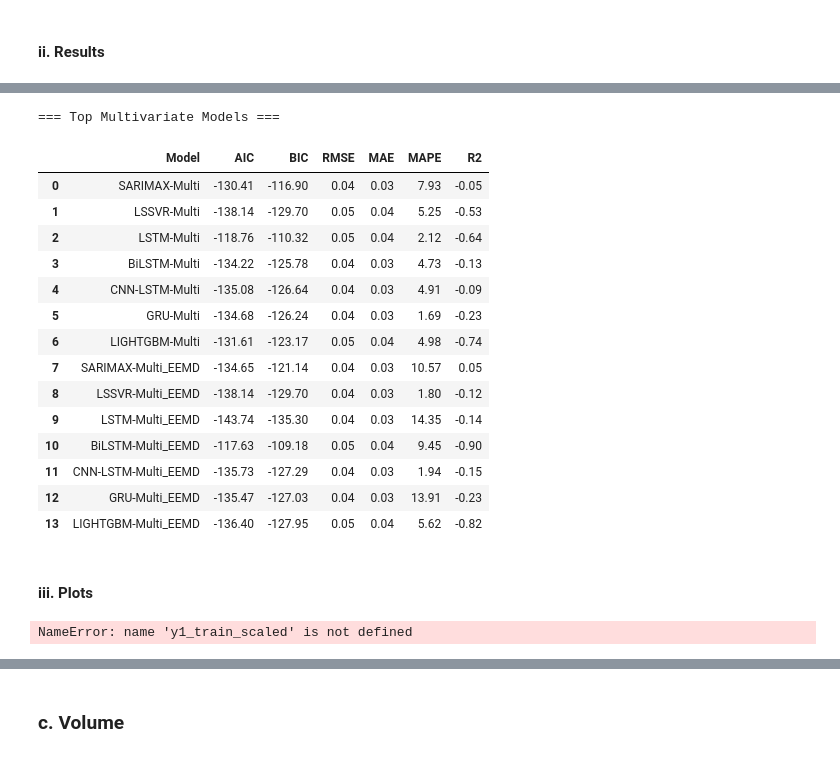
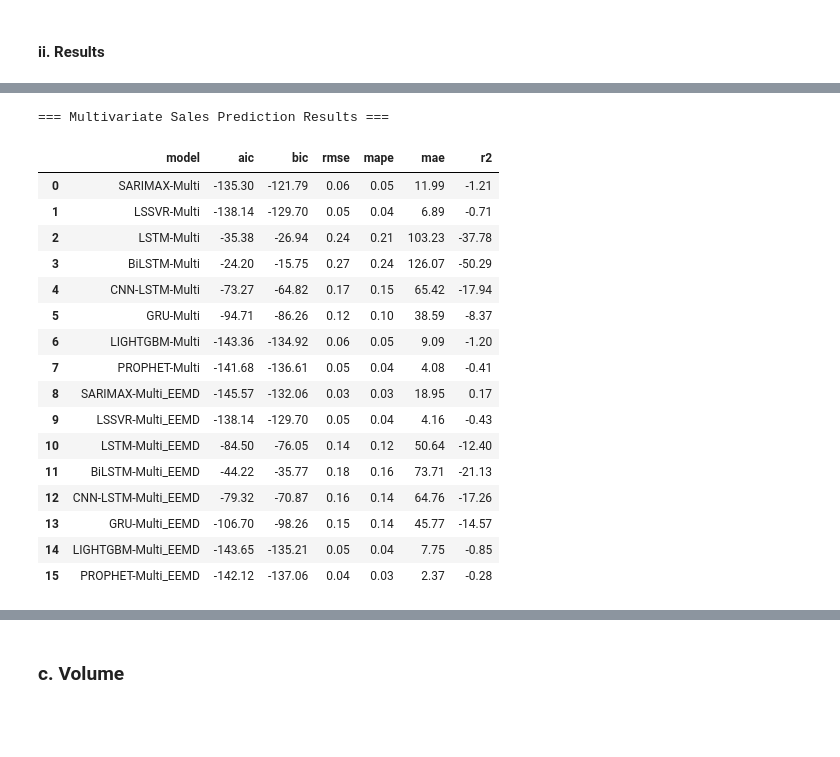
Before and after one commit to MahlatsiM/HonoursResearch, a Jupyter notebook: Cars_Model_Building.ipynb, the cells around one changed output, grey strips where cells are left out. Drawn from its saved outputs; the diff is of its cells as text; code cells hidden in the pictures; blank space fills up the shorter version.

```diff
--- a/Cars_Model_Building.ipynb
+++ b/Cars_Model_Building.ipynb
@@ -124,7 +85,9 @@ os.environ["TF_DETERMINISTIC_OPS"] = "1"
 # %% [markdown]
 ## 2. Importing Final Datasts
 # %%
-final_df = pd.read_csv(data_path / "final_df.csv", index_col=0, parse_dates=True)
+# === Path to saved datasets ===
+data_path = Path("final_datasets")
+
 final_df_scaled = pd.read_csv(data_path / "final_df_scaled.csv", index_col=0, parse_dates=True)
 # %%
 # # === Path to saved datasets ===
@@ -153,12 +116,6 @@ for train_idx, test_idx in tscv.split(X_scaled):
     X_train_scaled, X_test_scaled = X_scaled.iloc[train_idx], X_scaled.iloc[test_idx]
     y1_train_scaled, y1_test_scaled = y1_scaled.iloc[train_idx], y1_scaled.iloc[test_idx]
     y2_train_scaled, y2_test_scaled = y2_scaled.iloc[train_idx], y2_scaled.iloc[test_idx]
-
-
-# For Raw Data
-X = final_df.drop(columns=['Sales (Rmn)', 'Volume'])
-y1 = final_df['Sales (Rmn)']
-y2 = final_df['Volume']
 # %% [markdown]
 ### b. Correlation Heatmap
 # %%
@@ -1306,22 +1329,22 @@ df_results_uni
 # %%
-print("\n=== Top Multivariate Models ===")
-df_results_multi
+print("\n=== Multivariate Sales Prediction Results ===")
+salesMultivarResults
 # %% [output]
-=== Top Multivariate Models ===
+=== Multivariate Sales Prediction Results ===
-|  | Model | AIC | BIC | RMSE | MAE | MAPE | R2 |
-| 0 | SARIMAX-Multi | -130.41 | -116.90 | 0.04 | 0.03 | 7.93 | -0.05 |
-| 1 | LSSVR-Multi | -138.14 | -129.70 | 0.05 | 0.04 | 5.25 | -0.53 |
-| 2 | LSTM-Multi | -118.76 | -110.32 | 0.05 | 0.04 | 2.12 | -0.64 |
-| 3 | BiLSTM-Multi | -134.22 | -125.78 | 0.04 | 0.03 | 4.73 | -0.13 |
-| 4 | CNN-LSTM-Multi | -135.08 | -126.64 | 0.04 | 0.03 | 4.91 | -0.09 |
-| 5 | GRU-Multi | -134.68 | -126.24 | 0.04 | 0.03 | 1.69 | -0.23 |
-| 6 | LIGHTGBM-Multi | -131.61 | -123.17 | 0.05 | 0.04 | 4.98 | -0.74 |
-| 7 | SARIMAX-Multi_EEMD | -134.65 | -121.14 | 0.04 | 0.03 | 10.57 | 0.05 |
-| 8 | LSSVR-Multi_EEMD | -138.14 | -129.70 | 0.04 | 0.03 | 1.80 | -0.12 |
-| 9 | LSTM-Multi_EEMD | -143.74 | -135.30 | 0.04 | 0.03 | 14.35 | -0.14 |
-| 10 | BiLSTM-Multi_EEMD | -117.63 | -109.18 | 0.05 | 0.04 | 9.45 | -0.90 |
-| 11 | CNN-LSTM-Multi_EEMD | -135.73 | -127.29 | 0.04 | 0.03 | 1.94 | -0.15 |
-| 12 | GRU-Multi_EEMD | -135.47 | -127.03 | 0.04 | 0.03 | 13.91 | -0.23 |
-| 13 | LIGHTGBM-Multi_EEMD | -136.40 | -127.95 | 0.05 | 0.04 | 5.62 | -0.82 |
+|  | model | aic | bic | rmse | mape | mae | r2 |
+| 0 | SARIMAX-Multi | -135.30 | -121.79 | 0.06 | 0.05 | 11.99 | -1.21 |
+| 1 | LSSVR-Multi | -138.14 | -129.70 | 0.05 | 0.04 | 6.89 | -0.71 |
+| 2 | LSTM-Multi | -35.38 | -26.94 | 0.24 | 0.21 | 103.23 | -37.78 |
+| 3 | BiLSTM-Multi | -24.20 | -15.75 | 0.27 | 0.24 | 126.07 | -50.29 |
+| 4 | CNN-LSTM-Multi | -73.27 | -64.82 | 0.17 | 0.15 | 65.42 | -17.94 |
+| 5 | GRU-Multi | -94.71 | -86.26 | 0.12 | 0.10 | 38.59 | -8.37 |
+| 6 | LIGHTGBM-Multi | -143.36 | -134.92 | 0.06 | 0.05 | 9.09 | -1.20 |
+| 7 | PROPHET-Multi | -141.68 | -136.61 | 0.05 | 0.04 | 4.08 | -0.41 |
+| 8 | SARIMAX-Multi_EEMD | -145.57 | -132.06 | 0.03 | 0.03 | 18.95 | 0.17 |
+| 9 | LSSVR-Multi_EEMD | -138.14 | -129.70 | 0.05 | 0.04 | 4.16 | -0.43 |
+| 10 | LSTM-Multi_EEMD | -84.50 | -76.05 | 0.14 | 0.12 | 50.64 | -12.40 |
+| 11 | BiLSTM-Multi_EEMD | -44.22 | -35.77 | 0.18 | 0.16 | 73.71 | -21.13 |
+| 12 | CNN-LSTM-Multi_EEMD | -79.32 | -70.87 | 0.16 | 0.14 | 64.76 | -17.26 |
+| 13 | GRU-Multi_EEMD | -106.70 | -98.26 | 0.15 | 0.14 | 45.77 | -14.57 |
+| 14 | LIGHTGBM-Multi_EEMD | -143.65 | -135.21 | 0.05 | 0.04 | 7.75 | -0.85 |
+| 15 | PROPHET-Multi_EEMD | -142.12 | -137.06 | 0.04 | 0.03 | 2.37 | -0.28 |
-# %% [markdown]
-#### iii. Plots
@@ -1440,9 +1350,0 @@ def plot_forecasts(y_train_scaled, y_test_scaled, forecasts_dict, title="Forecas
-# %%
-plot_forecasts(
-    y1_train_scaled,
-    y1_test_scaled,
-    forecasts_uni,
-    title="Sales Forecast - Univariate Models (Baseline & EEMD)"
-)
-# %% [output]
-NameError: name 'y1_train_scaled' is not defined
```
Also changed, not shown: parts of 28 cells of this notebook.
